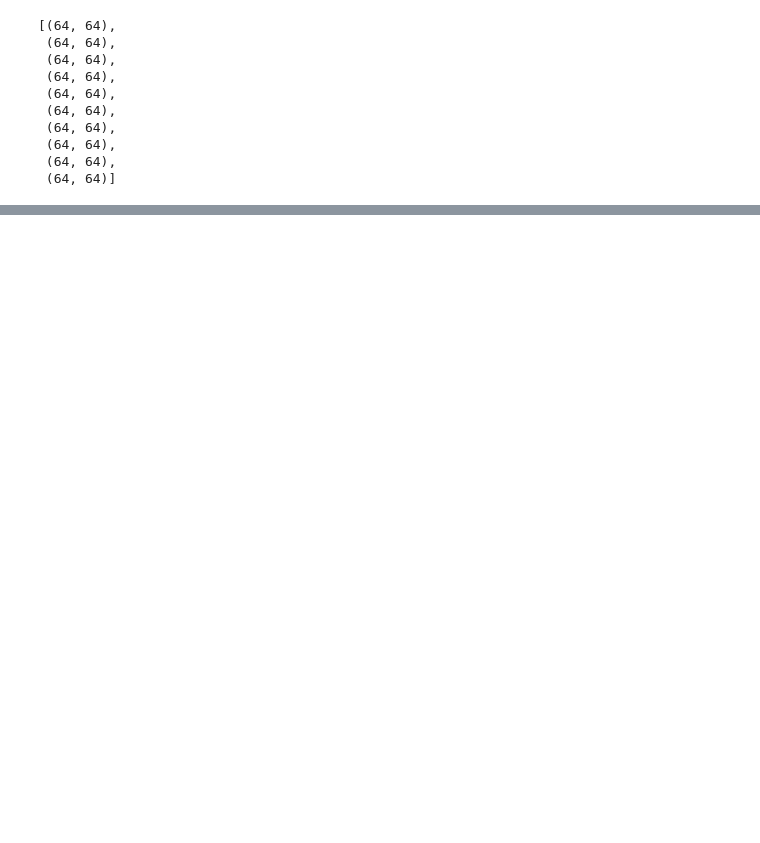
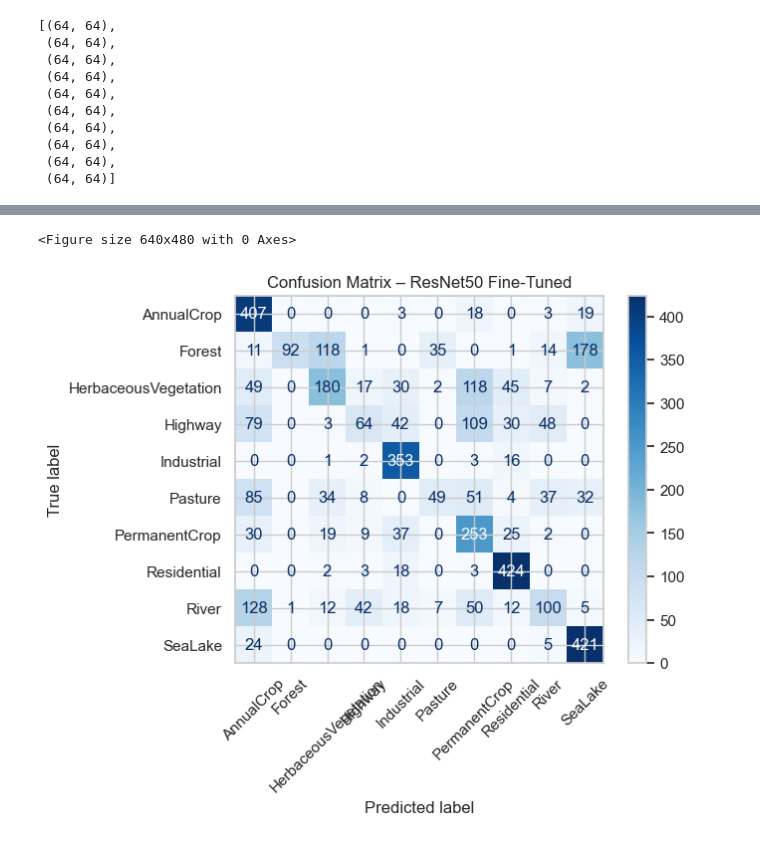
Before and after one commit to Boudy2002/LTC, a Jupyter notebook: main.ipynb, the cells around one changed output, grey strips where cells are left out. Cells and saved outputs as stored; diff of their text form; code cells hidden in the pictures; blank space fills up the shorter version.

```diff
--- a/main.ipynb
+++ b/main.ipynb
@@ -360,0 +877,14 @@ Test set: (4050, 64, 64, 3), (4050,)
+# %%
+# Get predictions and ground truth
+y_true = test_generator.classes
+y_pred = np.argmax(resnet_model.predict(test_generator), axis=1)
+class_labels = list(test_generator.class_indices.keys())
+
+# Confusion matrix
+cm = confusion_matrix(y_true, y_pred)
+disp = ConfusionMatrixDisplay(confusion_matrix=cm, display_labels=class_labels)
+plt.figure()
+disp.plot(cmap='Blues', xticks_rotation=45)
+plt.title("Confusion Matrix – ResNet50 Fine-Tuned")
+plt.show()
+# %% [output]
@@ -360,0 +892,2 @@ Test set: (4050, 64, 64, 3), (4050,)
+<Figure size 640x480 with 0 Axes>
+[figure, added]
```
Also changed, not shown: parts of 28 cells of this notebook.
